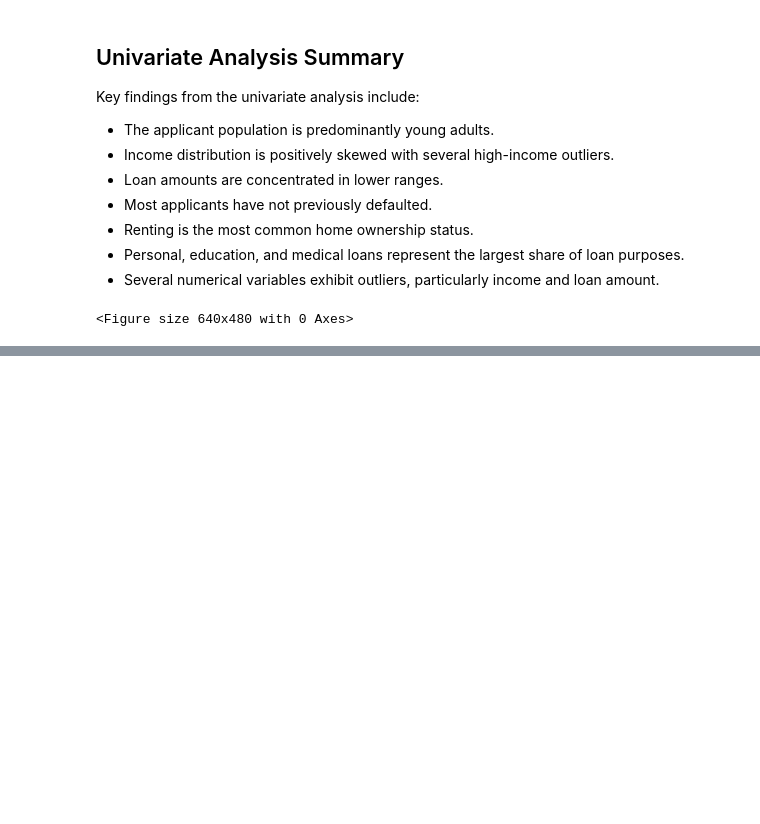
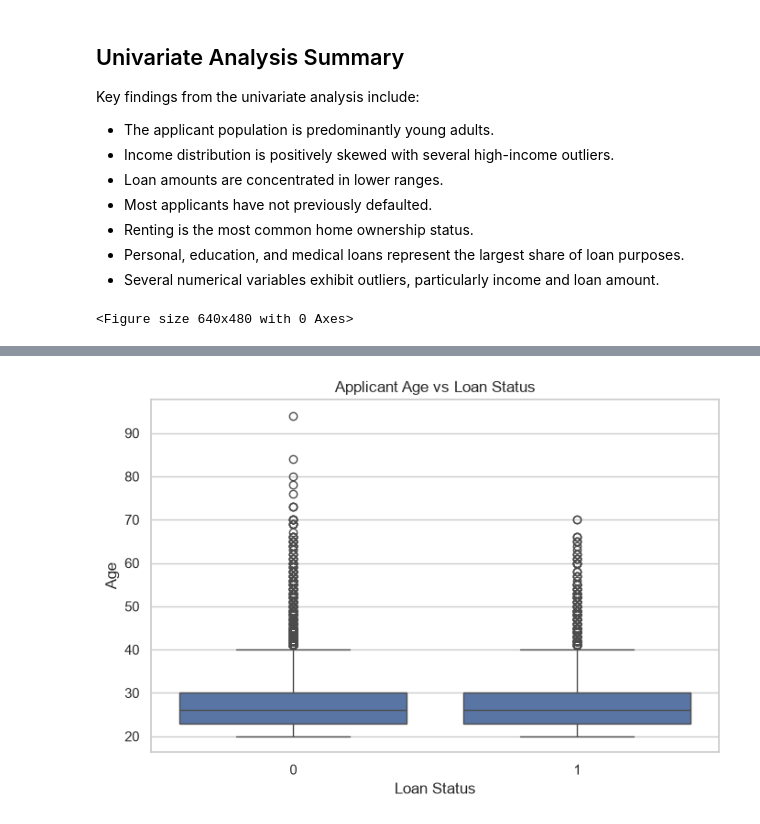
Before and after one commit to charank006/credit-risk-eda, a Jupyter notebook: notebooks/credit_eda.ipynb, the cells around one changed output, grey strips where cells are left out. Drawn from its saved outputs; the diff is of its cells as text; code cells hidden in the pictures; blank space fills up the shorter version.

```diff
--- a/notebooks/credit_eda.ipynb
+++ b/notebooks/credit_eda.ipynb
@@ -725,0 +730,16 @@ plt.savefig("../reports/figures/age_distribution.png", dpi=300, bbox_inches="tig
+# %%
+plt.figure(figsize=(8,5))
+
+sns.boxplot(
+    x="loan_status",
+    y="person_age",
+    data=df_clean
+)
+
+plt.title("Applicant Age vs Loan Status")
+plt.xlabel("Loan Status")
+plt.ylabel("Age")
+
+plt.show()
+# %% [output]
+[figure, added]
```
Also changed, not shown: parts of 22 cells of this notebook, 1 other file.
